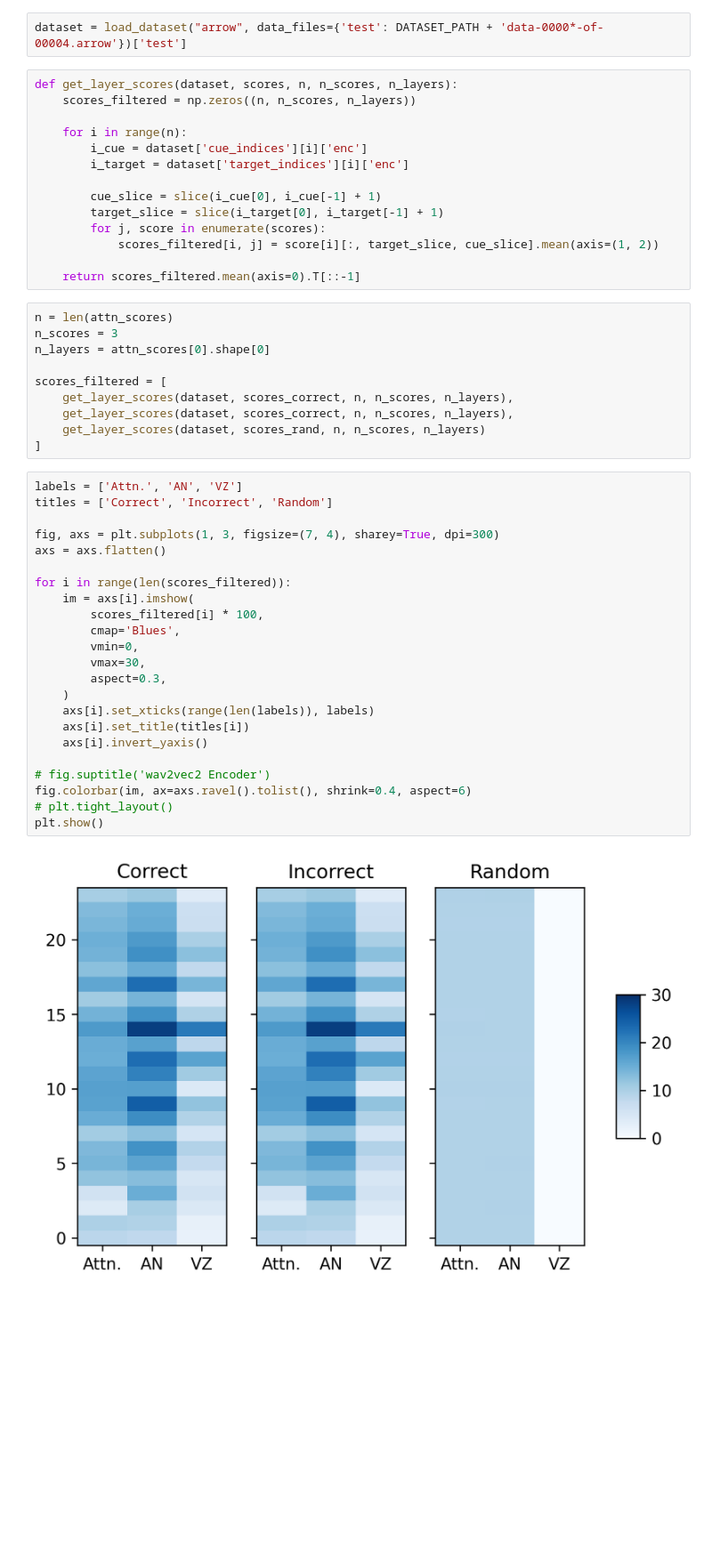
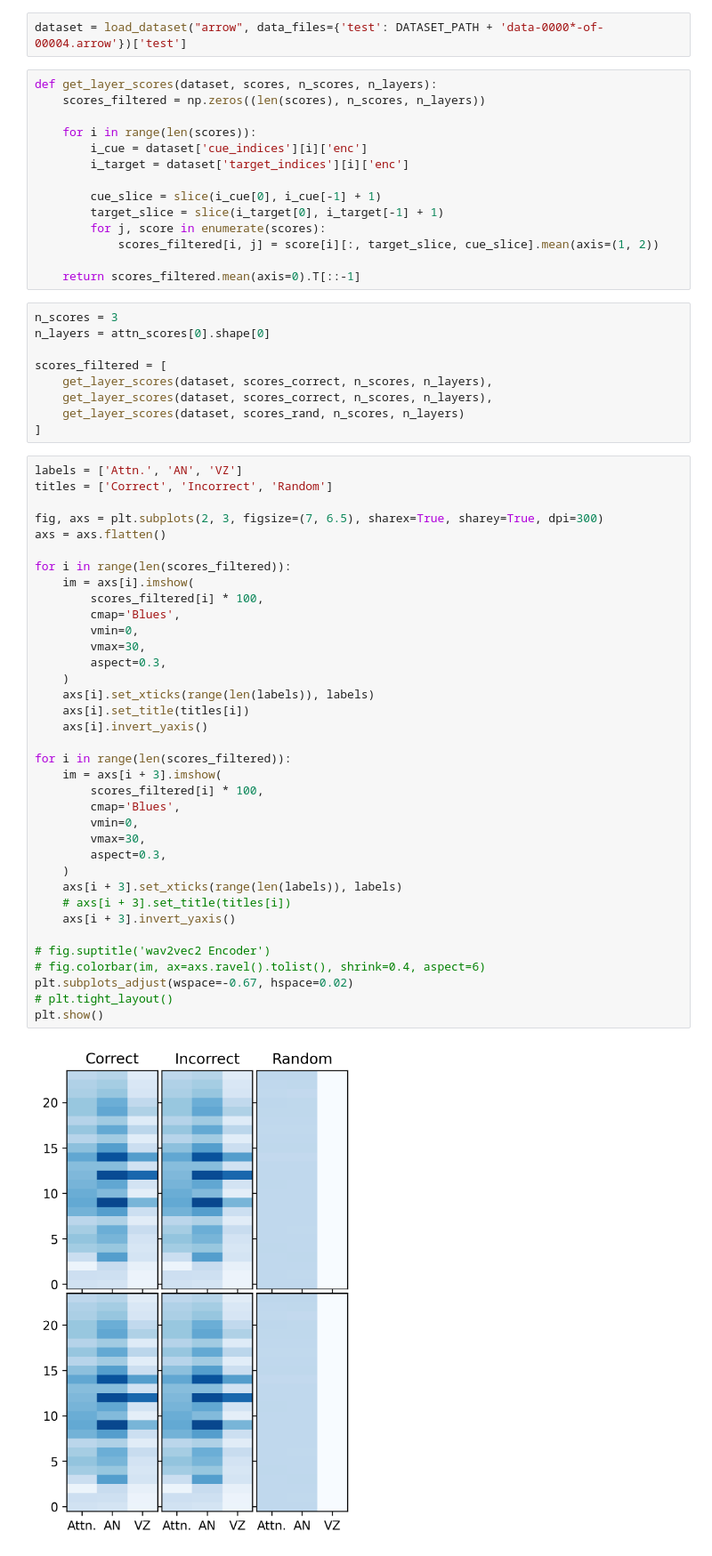
Before and after one commit to HoeZey/ieai-miniproject-context-mixing, a Jupyter notebook: visualization/visualization.ipynb, the cells around one changed output. Shown: that part at 89% size. Drawn from its saved outputs; the diff is of its cells as text; blank space fills up the shorter version.

Commit message:
Updated scores for wav2vec2 for 100 examples and updated visualization scores

```diff
--- a/visualization/visualization.ipynb
+++ b/visualization/visualization.ipynb
@@ -47,10 +47,10 @@ print(vz_scores[0].shape)
 # %%
 dataset = load_dataset("arrow", data_files={'test': DATASET_PATH + 'data-0000*-of-00004.arrow'})['test']
 # %%
-def get_layer_scores(dataset, scores, n, n_scores, n_layers):
-    scores_filtered = np.zeros((n, n_scores, n_layers))
+def get_layer_scores(dataset, scores, n_scores, n_layers):
+    scores_filtered = np.zeros((len(scores), n_scores, n_layers))
 
-    for i in range(n):
+    for i in range(len(scores)):
         i_cue = dataset['cue_indices'][i]['enc']
         i_target = dataset['target_indices'][i]['enc']
 
@@ -61,37 +61,49 @@ def get_layer_scores(dataset, scores, n, n_scores, n_layers):
 
     return scores_filtered.mean(axis=0).T[::-1]
 # %%
-n = len(attn_scores)
 n_scores = 3
 n_layers = attn_scores[0].shape[0]
 
 scores_filtered = [
-    get_layer_scores(dataset, scores_correct, n, n_scores, n_layers),
-    get_layer_scores(dataset, scores_correct, n, n_scores, n_layers),
-    get_layer_scores(dataset, scores_rand, n, n_scores, n_layers)
+    get_layer_scores(dataset, scores_correct, n_scores, n_layers),
+    get_layer_scores(dataset, scores_correct, n_scores, n_layers),
+    get_layer_scores(dataset, scores_rand, n_scores, n_layers)
 ]
 # %%
 labels = ['Attn.', 'AN', 'VZ']
 titles = ['Correct', 'Incorrect', 'Random']
 
-fig, axs = plt.subplots(1, 3, figsize=(7, 4), sharey=True, dpi=300)
+fig, axs = plt.subplots(2, 3, figsize=(7, 6.5), sharex=True, sharey=True, dpi=300)
 axs = axs.flatten()
 
 for i in range(len(scores_filtered)):
     im = axs[i].imshow(
         scores_filtered[i] * 100,
         cmap='Blues',
         vmin=0,
         vmax=30,
         aspect=0.3,
     )
     axs[i].set_xticks(range(len(labels)), labels)
     axs[i].set_title(titles[i])
     axs[i].invert_yaxis()
 
+for i in range(len(scores_filtered)):
+    im = axs[i + 3].imshow(
+        scores_filtered[i] * 100,
+        cmap='Blues',
+        vmin=0,
+        vmax=30,
+        aspect=0.3,
+    )
+    axs[i + 3].set_xticks(range(len(labels)), labels)
+    # axs[i + 3].set_title(titles[i])
+    axs[i + 3].invert_yaxis()
+
 # fig.suptitle('wav2vec2 Encoder')
-fig.colorbar(im, ax=axs.ravel().tolist(), shrink=0.4, aspect=6)
+# fig.colorbar(im, ax=axs.ravel().tolist(), shrink=0.4, aspect=6)
+plt.subplots_adjust(wspace=-0.67, hspace=0.02)
 # plt.tight_layout()
 plt.show()
 # %% [output]
-[figure, old version]
+[figure, new version]
```
Also changed, not shown: 4 other files.
